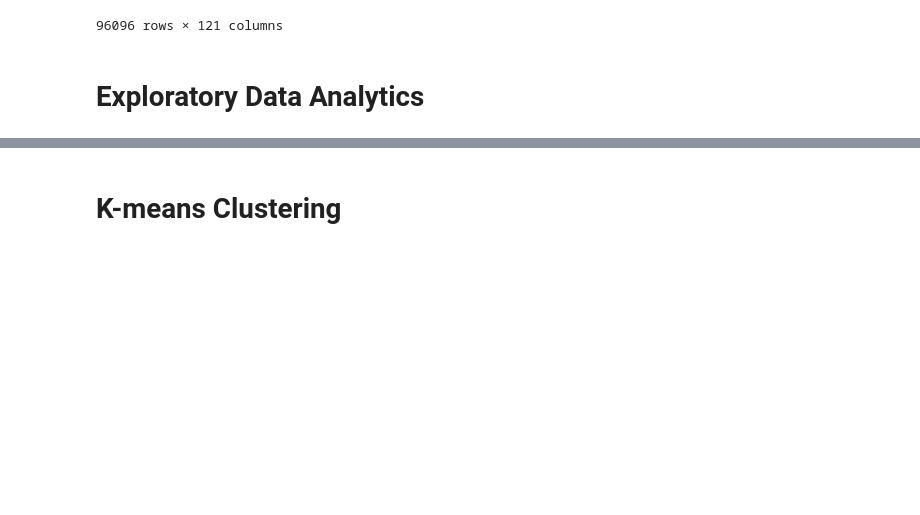
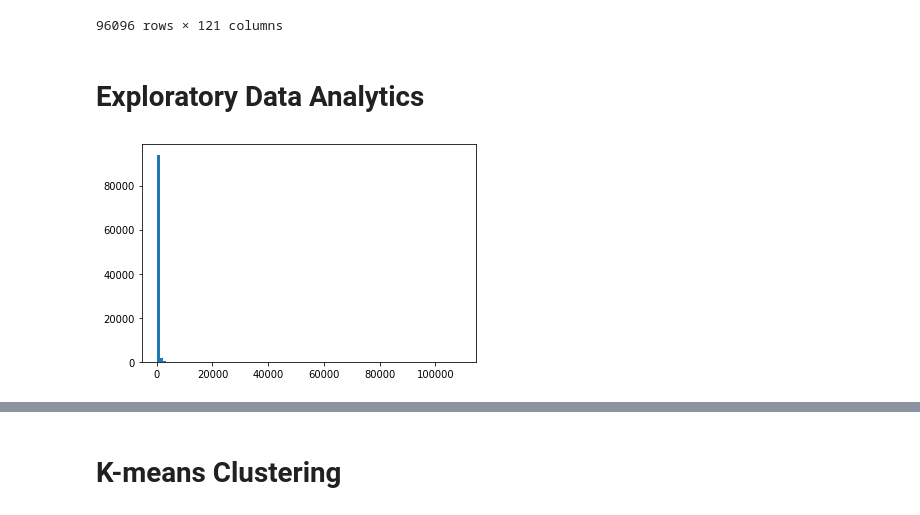
Before and after one commit to alireza-alizadegan/e-commerce-Sales, a Jupyter notebook: Brazil/Customer Segmentation - Scratch.ipynb, the cells around one changed output, grey strips where cells are left out. Cells and saved outputs as stored; diff of their text form; code cells hidden in the pictures; blank space fills up the shorter version.

```diff
--- a/Brazil/Customer Segmentation - Scratch.ipynb
+++ b/Brazil/Customer Segmentation - Scratch.ipynb
@@ -593,3 +593,7 @@ df
 96096 rows × 121 columns
 # %% [markdown]
 # Exploratory Data Analytics
+# %%
+plt.hist(cust_ocprip_df.payment_value, bins=100);
+# %% [output]
+[figure, added]
```
Also changed, not shown: parts of 28 cells of this notebook, 3 other files.
